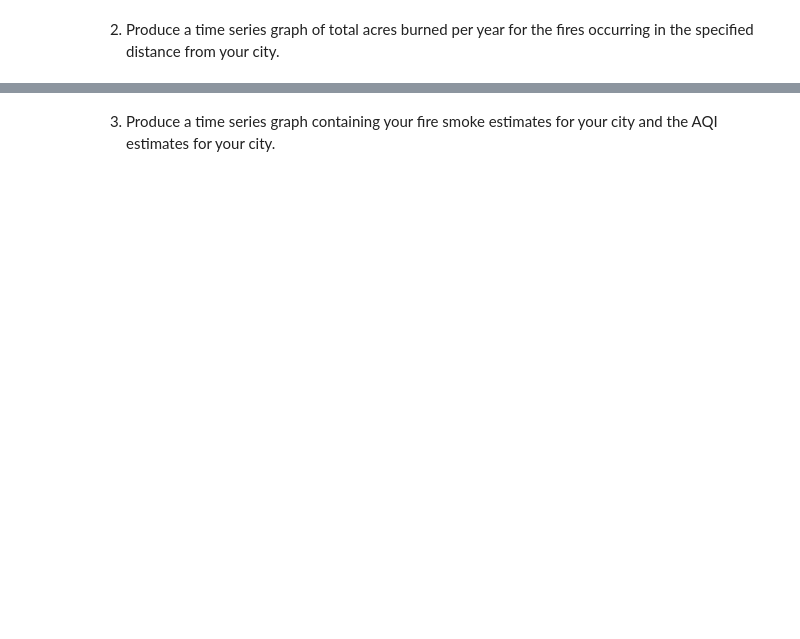
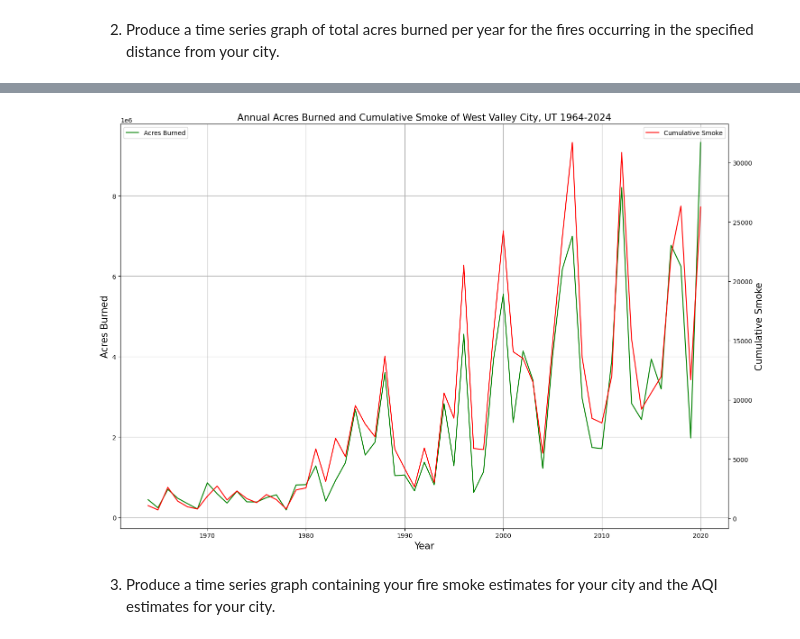
Before and after one commit to data512uwmsds/data512_project, a Jupyter notebook: notebooks/part_1_visual.ipynb, the cells around one changed output, grey strips where cells are left out. Cells and saved outputs as stored; diff of their text form; code cells hidden in the pictures; blank space fills up the shorter version.

```diff
--- a/notebooks/part_1_visual.ipynb
+++ b/notebooks/part_1_visual.ipynb
@@ -106,3 +112,26 @@ plt.show()
+# %%
+fig, ax1 = plt.subplots(figsize=(15, 10))
+
+ax2 = ax1.twinx()
+ax1.plot(annual_acres.index, annual_acres.values, color='g', label="Acres Burned")
+ax2.plot(smoke_df['year'], smoke_df['cumulative_smoke'], color='r', label="Cumulative Smoke")
+
+ax1.set_xlabel("Year", fontsize=15)
+ax1.set_ylabel("Acres Burned", fontsize=15)
+ax2.set_ylabel("Cumulative Smoke", fontsize=15)
+# ax2.set_yticks(range(0, int(smoke_df['cumulative_smoke'].max())-15000, 5000))
+# ax1.set_yticks(range(0, int(annual_acres.values.max()), 10**6))
+ax1.set_title(f"Annual Acres Burned and Cumulative Smoke of West Valley City, UT {start_year}-{end_year}", fontsize=15)
+
+ax1.legend(loc='upper left')
+ax2.legend(loc='upper right')
+
+ax1.grid(True)
+plt.tight_layout()
+plt.savefig('../data/figures/acres_burned_cumulative_smoke.png')
+plt.show()
+# %% [output]
+[figure, added]
 # %% [markdown]
 3. Produce a time series graph containing your fire smoke estimates for your city and the AQI estimates for your city.
 # %%
```
Also changed, not shown: parts of 4 cells of this notebook.
